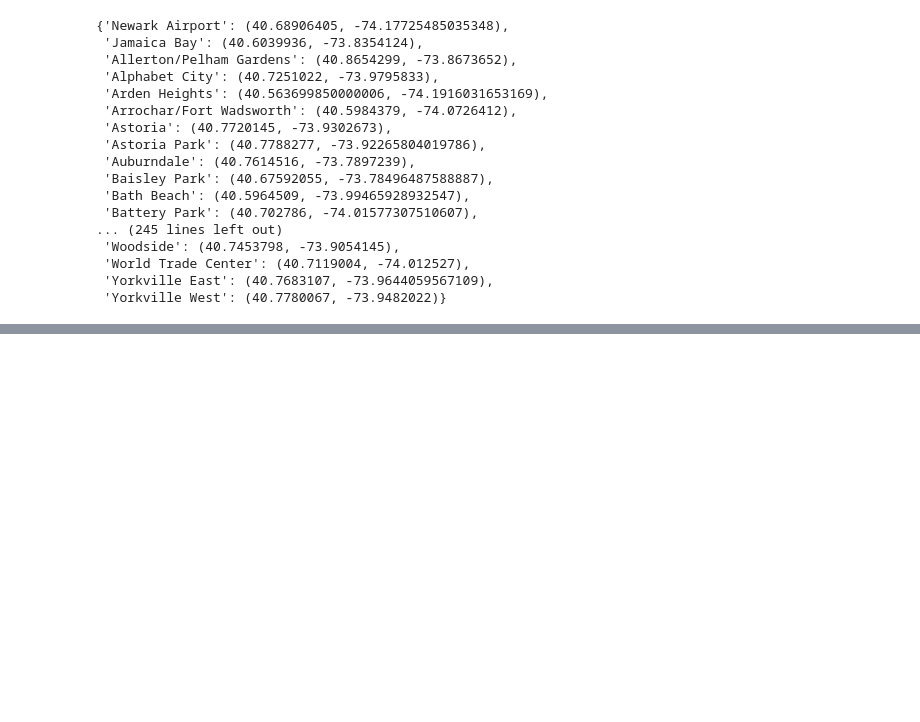
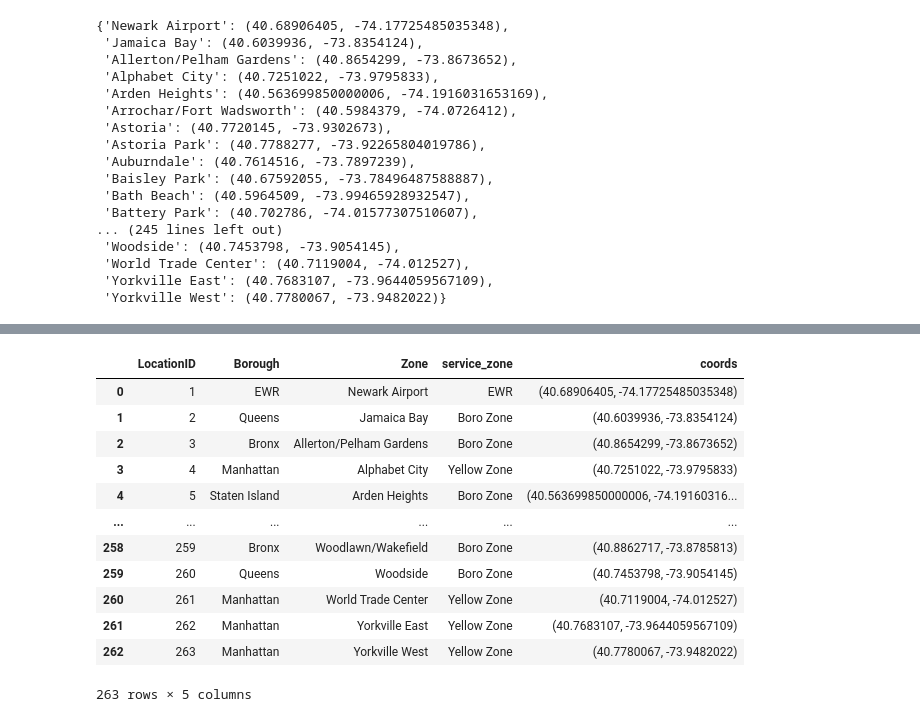
Before and after one commit to Krinnik/ny_ride_fair_optimization, a Jupyter notebook: nik_folder/nik_model_2_test.ipynb, the cells around one changed output, grey strips where cells are left out. Saved outputs shown, nothing was run; the diff lists cells and outputs as text; code cells hidden in the pictures; blank space fills up the shorter version.

Commit message:
calculated and merged precise long lat coords to each zoneID and saved to csv

```diff
--- a/nik_folder/nik_model_2_test.ipynb
+++ b/nik_folder/nik_model_2_test.ipynb
@@ -540,3 +561,6 @@ Found (cardinal): Yorkville West -> Yorkville, Manhattan, New York City (40.7780
  'World Trade Center': (40.7119004, -74.012527),
  'Yorkville East': (40.7683107, -73.9644059567109),
  'Yorkville West': (40.7780067, -73.9482022)}
+# %%
+zone_coordinates_fixed['Williamsburg (North Side)'] = (40.7149, -73.9528)
+print(zone_coordinates_fixed['Williamsburg (North Side)'])
@@ -542,0 +569,3 @@ Found (cardinal): Yorkville West -> Yorkville, Manhattan, New York City (40.7780
+# %%
+zone_coordinates_fixed['Williamsburg (South Side)'] = (40.7044, -73.9566)
+print(zone_coordinates_fixed['Williamsburg (South Side)'])
@@ -542,0 +574,14 @@ Found (cardinal): Yorkville West -> Yorkville, Manhattan, New York City (40.7780
+# %%
+zone_coordinates_fixed['Van Cortlandt Village'] = (40.8837, -73.8931)
+
+zone_coordinates_fixed['North Corona'] = (40.7544, -73.8669)
+
+zone_coordinates_fixed['Madison'] = (42.8990, -75.5121)
+
+zone_coordinates_fixed['East Chelsea'] = (40.7465, -74.0014)
+
+zone_coordinates_fixed['Central Harlem'] = (40.8089, -73.9482)
+
+zone_coordinates_fixed['Central Harlem North'] = (40.8089, -73.9482)
+
+zone_coordinates_fixed
@@ -542,0 +622,6 @@ Found (cardinal): Yorkville West -> Yorkville, Manhattan, New York City (40.7780
+# %%
+zone_coordinates_series = pd.Series(zone_coordinates_fixed)
+zone_coordinates_df = pd.DataFrame(zone_coordinates_series, columns=['coords'])
+zone_coordinates_df = zone_coordinates_df.reset_index()
+zone_coordinates_df.rename(columns={'index': 'Zone'}, inplace=True)
+zone_coordinates_df
@@ -542,0 +642,17 @@ Found (cardinal): Yorkville West -> Yorkville, Manhattan, New York City (40.7780
+# %%
+zone_coords_ids_df = pd.merge(taxi_zone_df, zone_coordinates_df, on='Zone')
+zone_coords_ids_df
+# %% [output]
+|  | LocationID | Borough | Zone | service_zone | coords |
+| 0 | 1 | EWR | Newark Airport | EWR | (40.68906405, -74.17725485035348) |
+| 1 | 2 | Queens | Jamaica Bay | Boro Zone | (40.6039936, -73.8354124) |
+| 2 | 3 | Bronx | Allerton/Pelham Gardens | Boro Zone | (40.8654299, -73.8673652) |
+| 3 | 4 | Manhattan | Alphabet City | Yellow Zone | (40.7251022, -73.9795833) |
+| 4 | 5 | Staten Island | Arden Heights | Boro Zone | (40.563699850000006, -74.19160316... |
+| ... | ... | ... | ... | ... | ... |
+| 258 | 259 | Bronx | Woodlawn/Wakefield | Boro Zone | (40.8862717, -73.8785813) |
+| 259 | 260 | Queens | Woodside | Boro Zone | (40.7453798, -73.9054145) |
+| 260 | 261 | Manhattan | World Trade Center | Yellow Zone | (40.7119004, -74.012527) |
+| 261 | 262 | Manhattan | Yorkville East | Yellow Zone | (40.7683107, -73.9644059567109) |
+| 262 | 263 | Manhattan | Yorkville West | Yellow Zone | (40.7780067, -73.9482022) |
+263 rows × 5 columns
```
Also changed, not shown: parts of 16 cells of this notebook, 1 other file.
